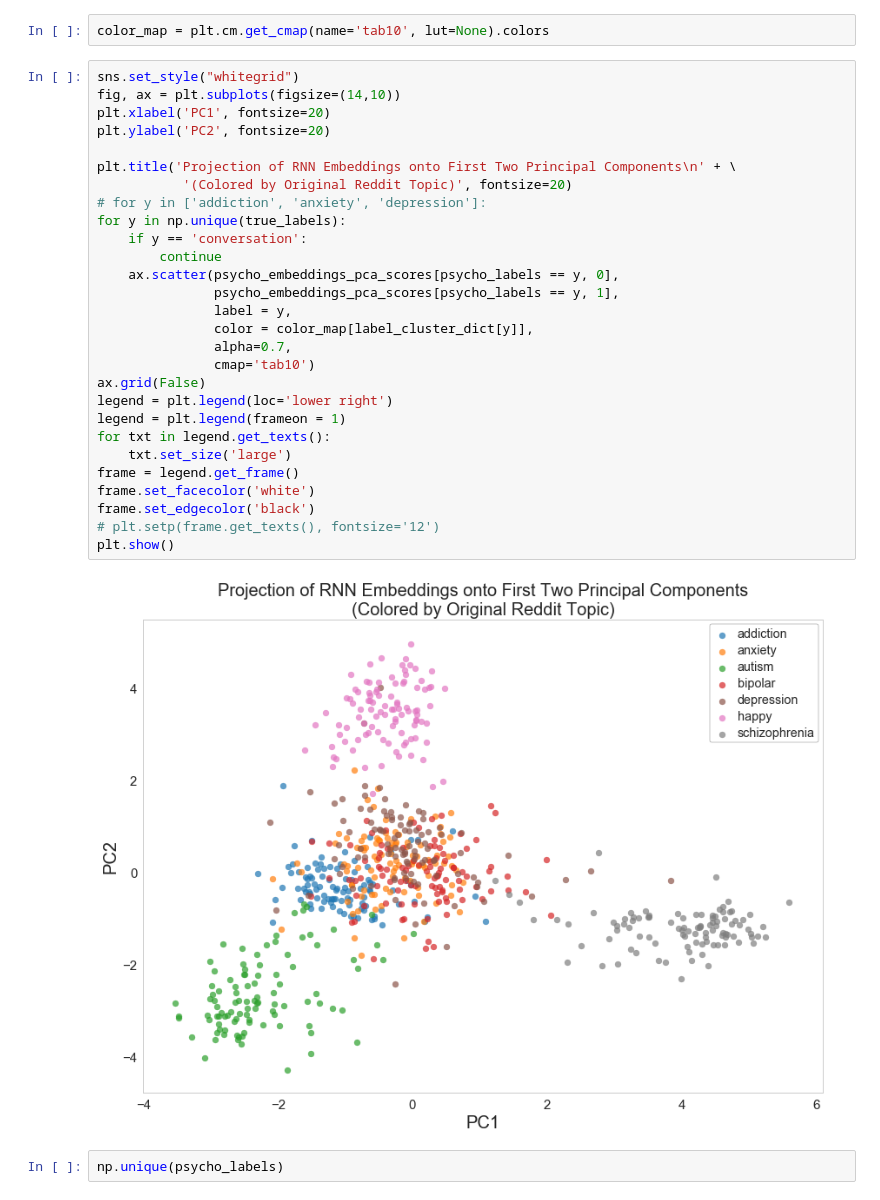
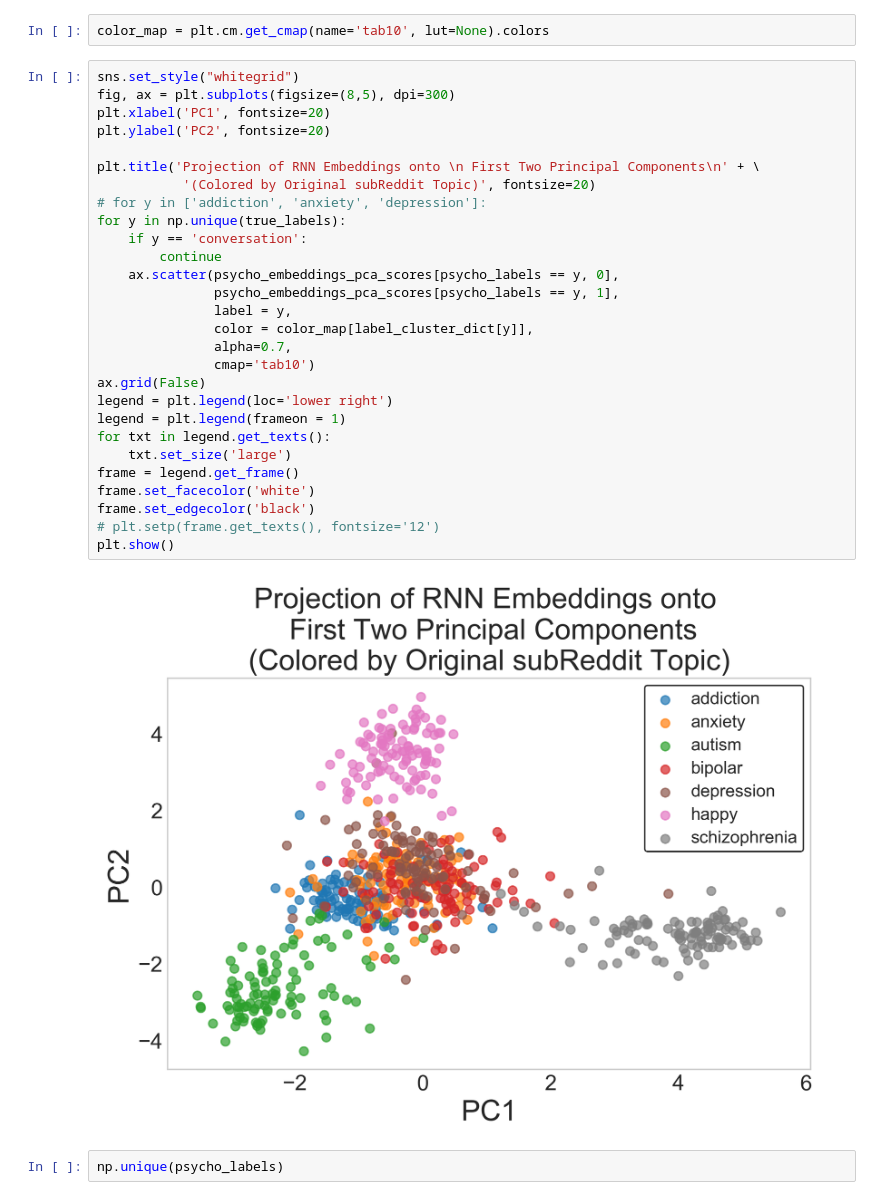
Before and after one commit to shebak11/emotionalPhenome, a Jupyter notebook: unpickling_and_dim_reduction.ipynb, the cells around one changed output. Drawn from its saved outputs; the diff is of its cells as text.

```diff
--- a/unpickling_and_dim_reduction.ipynb
+++ b/unpickling_and_dim_reduction.ipynb
@@ -188,34 +193,34 @@ plt.show()
 color_map = plt.cm.get_cmap(name='tab10', lut=None).colors
 # %%
 sns.set_style("whitegrid")
-fig, ax = plt.subplots(figsize=(14,10))
+fig, ax = plt.subplots(figsize=(8,5), dpi=300)
 plt.xlabel('PC1', fontsize=20)
 plt.ylabel('PC2', fontsize=20)
 
-plt.title('Projection of RNN Embeddings onto First Two Principal Components\n' + \
-           '(Colored by Original Reddit Topic)', fontsize=20)
+plt.title('Projection of RNN Embeddings onto \n First Two Principal Components\n' + \
+           '(Colored by Original subReddit Topic)', fontsize=20)
 # for y in ['addiction', 'anxiety', 'depression']:
 for y in np.unique(true_labels):
     if y == 'conversation':
         continue
     ax.scatter(psycho_embeddings_pca_scores[psycho_labels == y, 0],
                psycho_embeddings_pca_scores[psycho_labels == y, 1],
                label = y,
                color = color_map[label_cluster_dict[y]],
                alpha=0.7,
                cmap='tab10')
 ax.grid(False)
 legend = plt.legend(loc='lower right')
 legend = plt.legend(frameon = 1)
 for txt in legend.get_texts():
     txt.set_size('large')
 frame = legend.get_frame()
 frame.set_facecolor('white')
 frame.set_edgecolor('black')
 # plt.setp(frame.get_texts(), fontsize='12')
 plt.show()
 # %% [output]
-[figure, old version]
+[figure, new version]
 # %%
 np.unique(psycho_labels)
 # %% [output]
```
Also changed, not shown: parts of 8 cells of this notebook, 5 other files.
